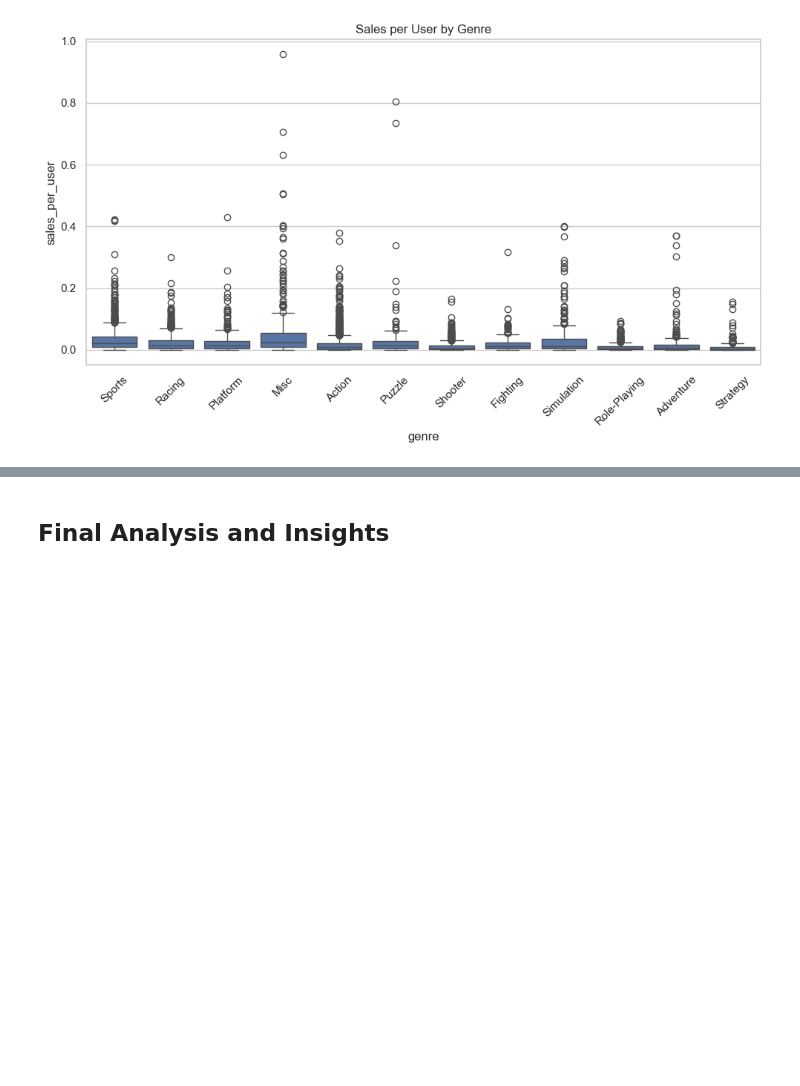
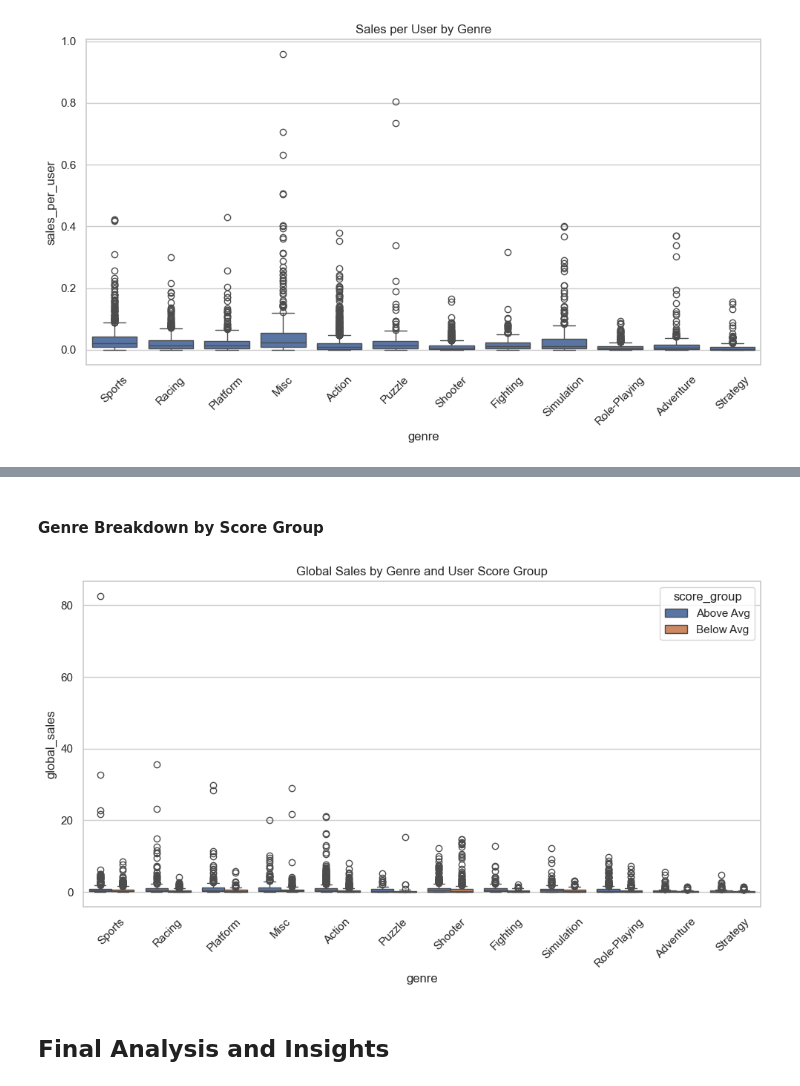
Before and after one commit to Maria8989/Data-Visualisations, a Jupyter notebook: Maria G Garcia Macedo_DVizHDip_CA1.ipynb, the cells around one changed output, grey strips where cells are left out. Cells and saved outputs as stored; diff of their text form; code cells hidden in the pictures; blank space fills up the shorter version.

```diff
--- a/Maria G Garcia Macedo_DVizHDip_CA1.ipynb
+++ b/Maria G Garcia Macedo_DVizHDip_CA1.ipynb
@@ -406,2 +465,14 @@ plt.show()
+# %% [markdown]
+#### Genre Breakdown by Score Group
+# %%
+df["score_group"] = np.where(df["user_score"] > avg_user_score, "Above Avg", "Below Avg")
+genre_sales = df[df["user_score"].notna()]
+sns.boxplot(data=genre_sales, x="genre", y="global_sales", hue="score_group")
+plt.xticks(rotation=45)
+plt.title("Global Sales by Genre and User Score Group")
+plt.tight_layout()
+plt.show()
+# %% [output]
+[figure, added]
 # %% [markdown]
 ## Final Analysis and Insights
```
Also changed, not shown: parts of 13 cells of this notebook.
